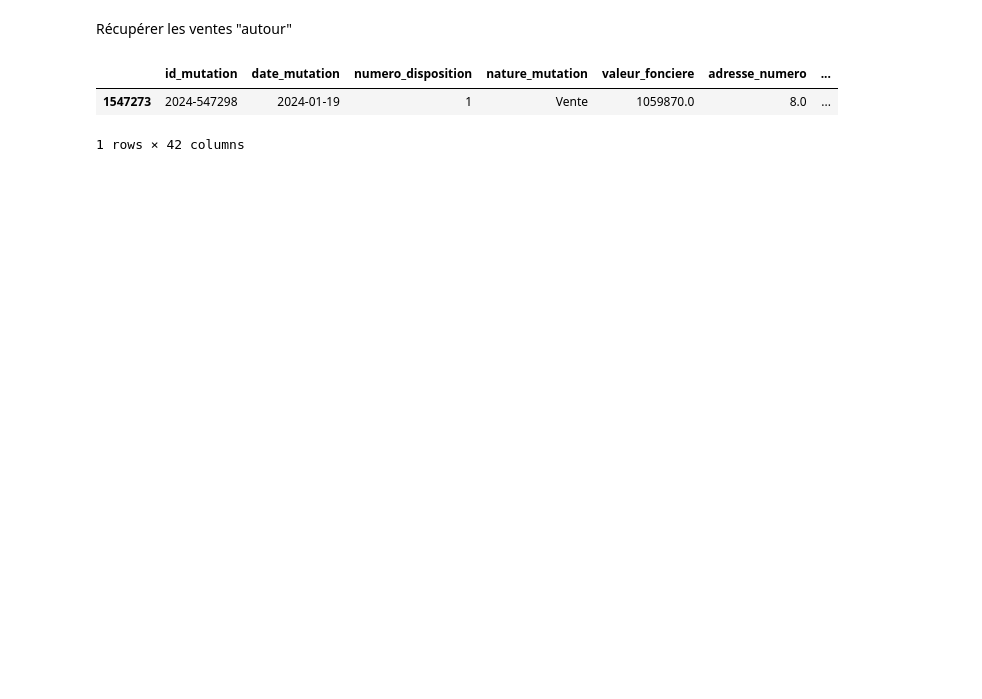
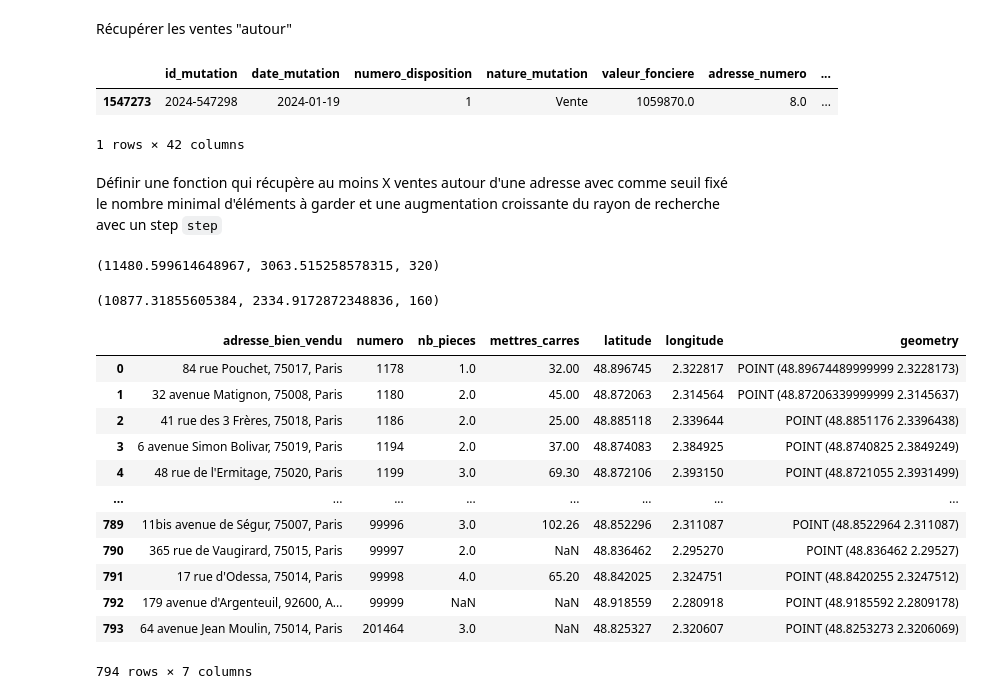
Before and after one commit to emilienschultz/projetviager, a Jupyter notebook: exploration.ipynb, the cells around one changed output. Saved outputs shown, nothing was run; the diff lists cells and outputs as text; code cells hidden in the pictures; blank space fills up the shorter version.

```diff
--- a/exploration.ipynb
+++ b/exploration.ipynb
@@ -161,0 +193,4 @@ coord
+# %%
+df_adresses = pd.read_csv("./data/adresses_geoloc.csv")
+df_adresses["geometry"] = df_adresses.apply(lambda row : Point(row["longitude"], row["latitude"]), axis=1)
+df_adresses.head()
@@ -178,3 +221,5 @@ gdf_within
 |  | id_mutation | date_mutation | numero_disposition | nature_mutation | valeur_fonciere | adresse_numero | ... |
 | 1547273 | 2024-547298 | 2024-01-19 | 1 | Vente | 1059870.0 | 8.0 | ... |
 1 rows × 42 columns
+# %% [markdown]
+Définir une fonction qui récupère au moins X ventes autour d'une adresse avec comme seuil fixé le nombre minimal d'éléments à garder et une augmentation croissante du rayon de recherche avec un step `step`
@@ -180,0 +245,24 @@ gdf_within
+# %%
+get_n_transactions_around(Point(2.2814703, 48.8616641), gdf, n = 10, multiplicator = 2)
+# %% [output]
+(11480.599614648967, 3063.515258578315, 320)
+# %%
+get_n_transactions_around(Point(2.3396438, 48.8851176), gdf, n = 10, multiplicator = 2)
+# %% [output]
+(10877.31855605384, 2334.9172872348836, 160)
+# %%
+df_adresses
+# %% [output]
+|  | adresse_bien_vendu | numero | nb_pieces | mettres_carres | latitude | longitude | geometry |
+| 0 | 84 rue Pouchet, 75017, Paris | 1178 | 1.0 | 32.00 | 48.896745 | 2.322817 | POINT (48.89674489999999 2.3228173) |
+| 1 | 32 avenue Matignon, 75008, Paris | 1180 | 2.0 | 45.00 | 48.872063 | 2.314564 | POINT (48.87206339999999 2.3145637) |
+| 2 | 41 rue des 3 Frères, 75018, Paris | 1186 | 2.0 | 25.00 | 48.885118 | 2.339644 | POINT (48.8851176 2.3396438) |
+| 3 | 6 avenue Simon Bolivar, 75019, Paris | 1194 | 2.0 | 37.00 | 48.874083 | 2.384925 | POINT (48.8740825 2.3849249) |
+| 4 | 48 rue de l'Ermitage, 75020, Paris | 1199 | 3.0 | 69.30 | 48.872106 | 2.393150 | POINT (48.8721055 2.3931499) |
+| ... | ... | ... | ... | ... | ... | ... | ... |
+| 789 | 11bis avenue de Ségur, 75007, Paris | 99996 | 3.0 | 102.26 | 48.852296 | 2.311087 | POINT (48.8522964 2.311087) |
+| 790 | 365 rue de Vaugirard, 75015, Paris | 99997 | 2.0 | NaN | 48.836462 | 2.295270 | POINT (48.836462 2.29527) |
+| 791 | 17 rue d'Odessa, 75014, Paris | 99998 | 4.0 | 65.20 | 48.842025 | 2.324751 | POINT (48.8420255 2.3247512) |
+| 792 | 179 avenue d'Argenteuil, 92600, A... | 99999 | NaN | NaN | 48.918559 | 2.280918 | POINT (48.9185592 2.2809178) |
+| 793 | 64 avenue Jean Moulin, 75014, Paris | 201464 | 3.0 | NaN | 48.825327 | 2.320607 | POINT (48.8253273 2.3206069) |
+794 rows × 7 columns
```
Also changed, not shown: parts of 31 cells of this notebook, 1 other file.
